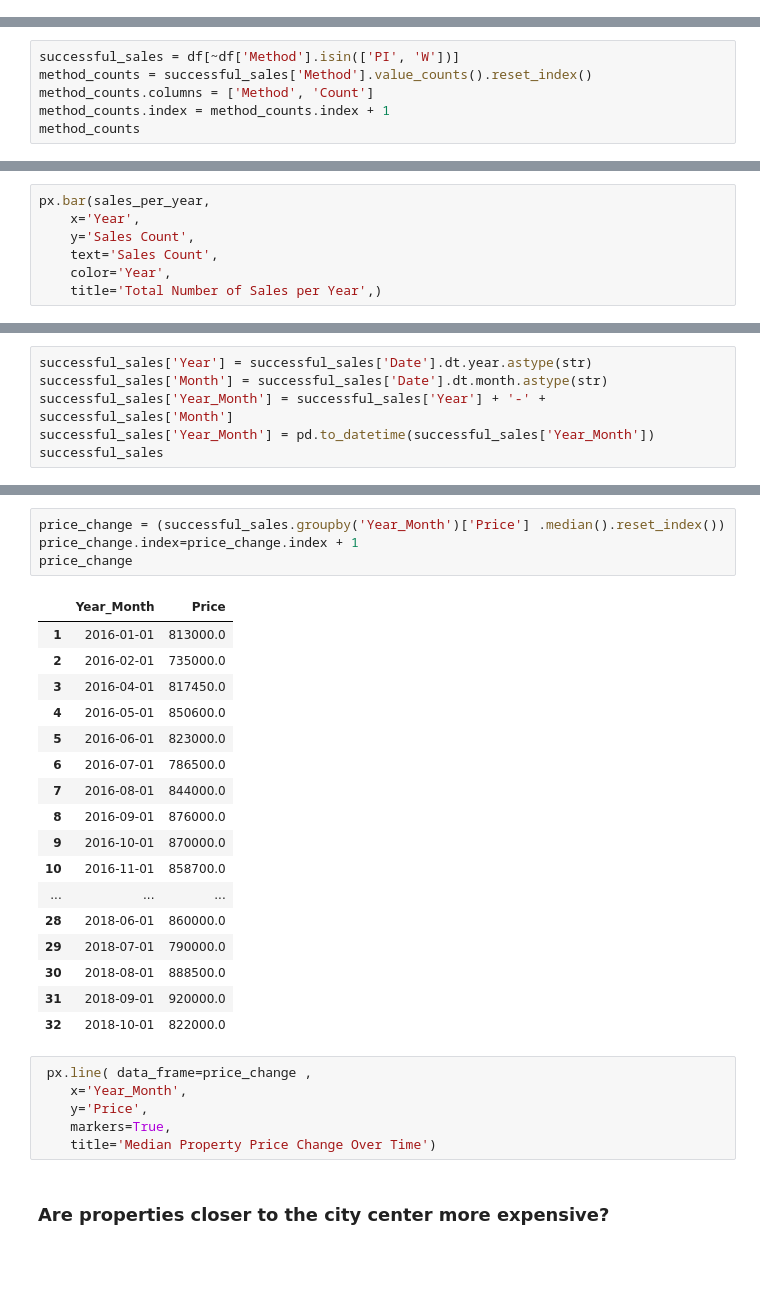
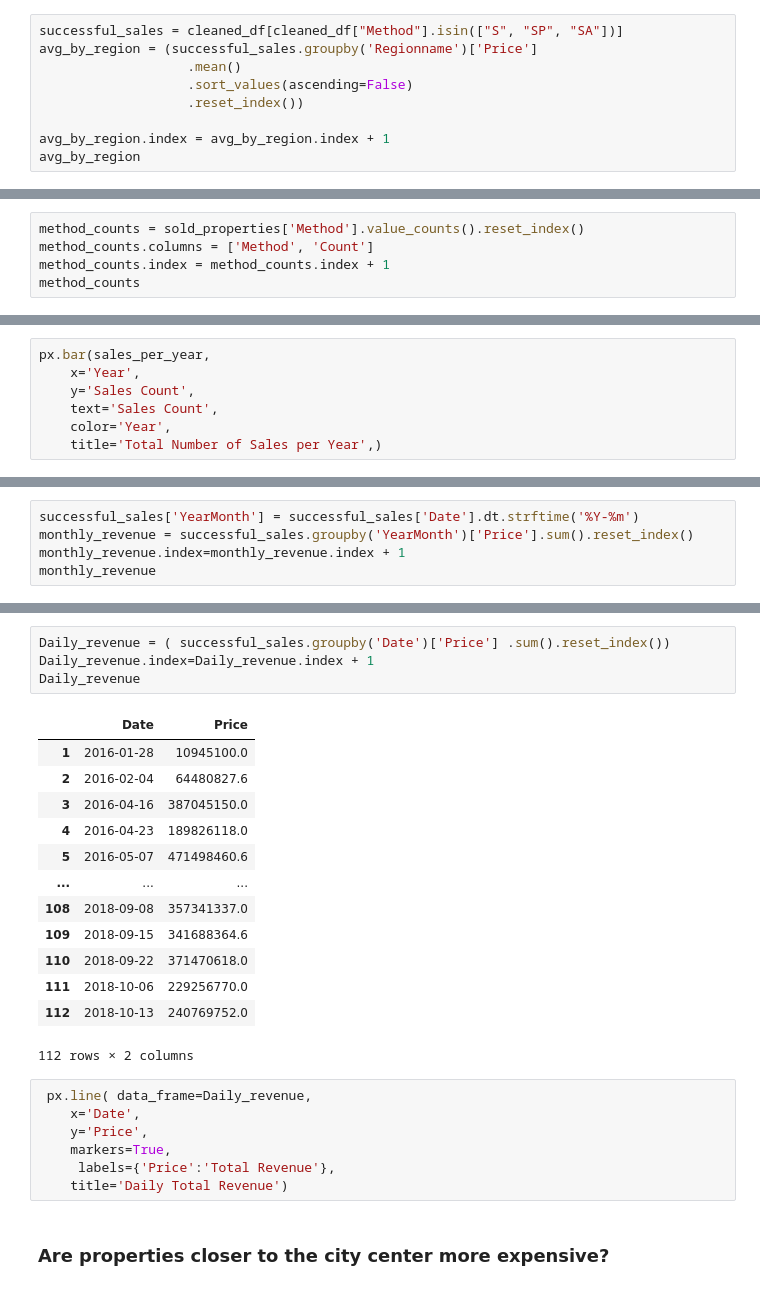
Before and after one commit to MariamMohamed9/Melbourne-Housing-Data-Analysis, a Jupyter notebook: Melbourne project/Melbourne_analysis.ipynb, the cells around one changed output, grey strips where cells are left out. Saved outputs shown, nothing was run; the diff lists cells and outputs as text; blank space fills up the shorter version.

```diff
--- a/Melbourne project/Melbourne_analysis.ipynb
+++ b/Melbourne project/Melbourne_analysis.ipynb
@@ -325,0 +316,9 @@ avg_by_region
+# %%
+successful_sales = cleaned_df[cleaned_df["Method"].isin(["S", "SP", "SA"])]
+avg_by_region = (successful_sales.groupby('Regionname')['Price']
+                   .mean()
+                   .sort_values(ascending=False)
+                   .reset_index())
+
+avg_by_region.index = avg_by_region.index + 1
+avg_by_region
@@ -414,8 +440,7 @@ method_counts
 | 8 | SA | 416 |
 | 9 | SS | 73 |
 # %%
-successful_sales = df[~df['Method'].isin(['PI', 'W'])]
-method_counts = successful_sales['Method'].value_counts().reset_index()
+method_counts = sold_properties['Method'].value_counts().reset_index()
 method_counts.columns = ['Method', 'Count']
 method_counts.index = method_counts.index + 1
 method_counts
@@ -525,0 +561,5 @@ px.bar(revenue_per_year,
+# %%
+successful_sales['YearMonth'] = successful_sales['Date'].dt.strftime('%Y-%m')
+monthly_revenue = successful_sales.groupby('YearMonth')['Price'].sum().reset_index()
+monthly_revenue.index=monthly_revenue.index + 1
+monthly_revenue
@@ -528,6 +592,0 @@ px.bar(revenue_per_year,
-# %%
-successful_sales['Year'] = successful_sales['Date'].dt.year.astype(str)
-successful_sales['Month'] = successful_sales['Date'].dt.month.astype(str)
-successful_sales['Year_Month'] = successful_sales['Year'] + '-' + successful_sales['Month']
-successful_sales['Year_Month'] = pd.to_datetime(successful_sales['Year_Month'])
-successful_sales
@@ -548,31 +593,28 @@ successful_sales
 # %%
-price_change = (successful_sales.groupby('Year_Month')['Price'] .median().reset_index())
-price_change.index=price_change.index + 1
-price_change
+Daily_revenue = ( successful_sales.groupby('Date')['Price'] .sum().reset_index())
+Daily_revenue.index=Daily_revenue.index + 1
+Daily_revenue
 # %% [output]
-|  | Year_Month | Price |
-| 1 | 2016-01-01 | 813000.0 |
-| 2 | 2016-02-01 | 735000.0 |
-| 3 | 2016-04-01 | 817450.0 |
-| 4 | 2016-05-01 | 850600.0 |
-| 5 | 2016-06-01 | 823000.0 |
-| 6 | 2016-07-01 | 786500.0 |
-| 7 | 2016-08-01 | 844000.0 |
-| 8 | 2016-09-01 | 876000.0 |
-| 9 | 2016-10-01 | 870000.0 |
-| 10 | 2016-11-01 | 858700.0 |
+|  | Date | Price |
+| 1 | 2016-01-28 | 10945100.0 |
+| 2 | 2016-02-04 | 64480827.6 |
+| 3 | 2016-04-16 | 387045150.0 |
+| 4 | 2016-04-23 | 189826118.0 |
+| 5 | 2016-05-07 | 471498460.6 |
 | ... | ... | ... |
-| 28 | 2018-06-01 | 860000.0 |
-| 29 | 2018-07-01 | 790000.0 |
-| 30 | 2018-08-01 | 888500.0 |
-| 31 | 2018-09-01 | 920000.0 |
-| 32 | 2018-10-01 | 822000.0 |
+| 108 | 2018-09-08 | 357341337.0 |
+| 109 | 2018-09-15 | 341688364.6 |
+| 110 | 2018-09-22 | 371470618.0 |
+| 111 | 2018-10-06 | 229256770.0 |
+| 112 | 2018-10-13 | 240769752.0 |
+112 rows × 2 columns
 # %%
- px.line( data_frame=price_change ,
-    x='Year_Month',
+ px.line( data_frame=Daily_revenue,
+    x='Date',
     y='Price',
     markers=True,
-    title='Median Property Price Change Over Time')
+     labels={'Price':'Total Revenue'},
+    title='Daily Total Revenue')
 # %% [markdown]
 ### Are properties closer to the city center more expensive?
 # %%
```
Also changed, not shown: parts of 32 cells of this notebook, 9 other files.
